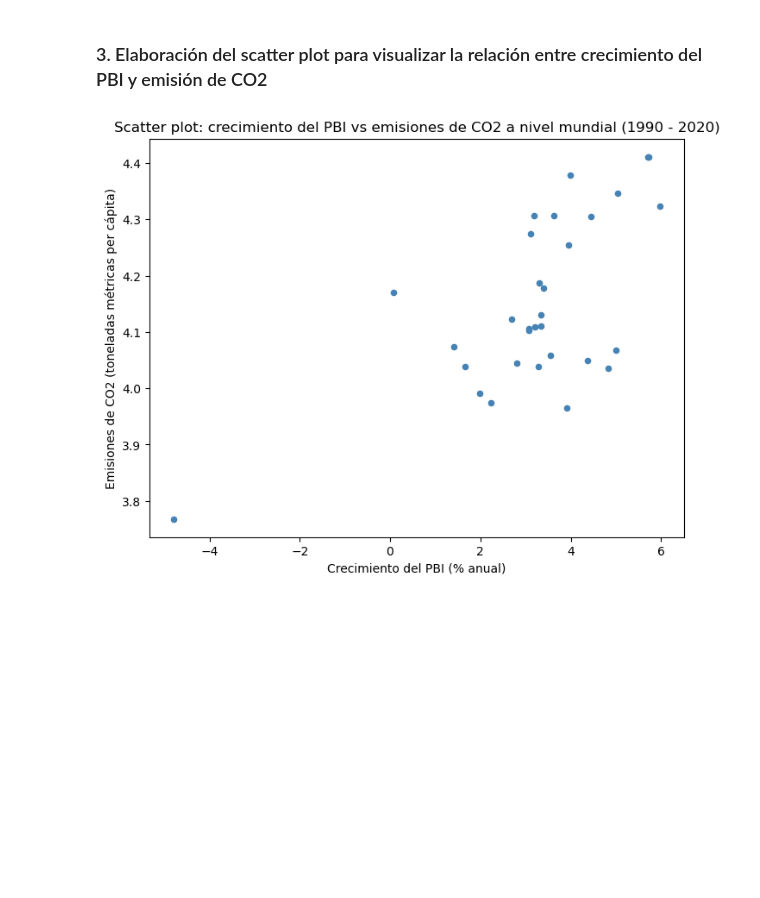
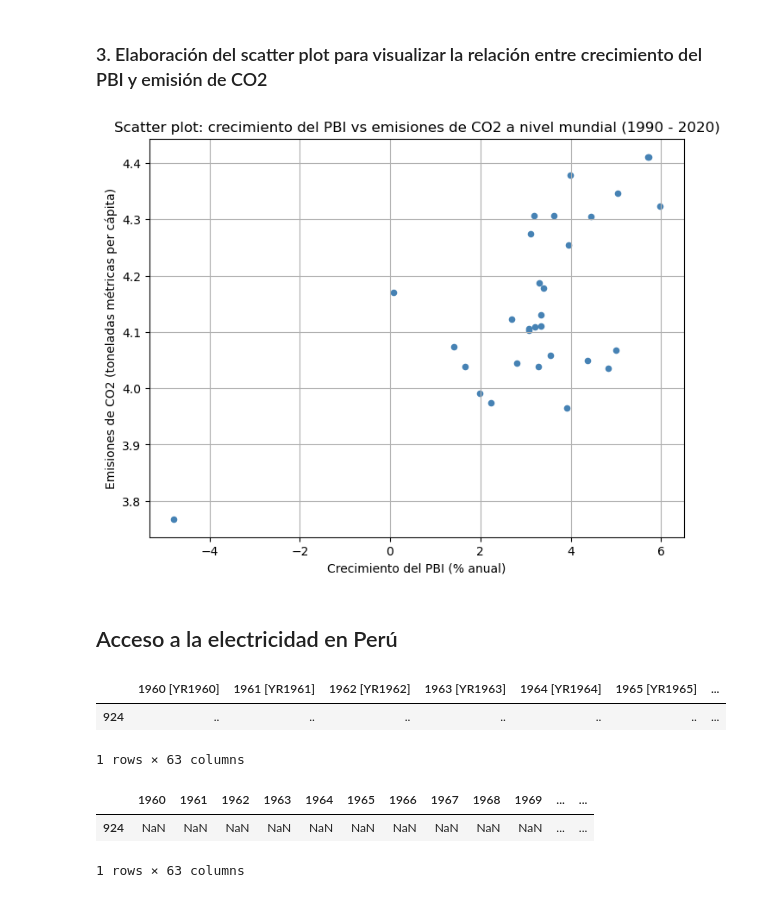
Before and after one commit to 1DanielFP/python_intro, a Jupyter notebook: Entrega de trabajo final/Grupo 6/TF_Parte2.ipynb, the cells around one changed output. Cells and saved outputs as stored; diff of their text form; code cells hidden in the pictures; blank space fills up the shorter version.

```diff
--- a/Entrega de trabajo final/Grupo 6/TF_Parte2.ipynb
+++ b/Entrega de trabajo final/Grupo 6/TF_Parte2.ipynb
@@ -331,11 +331,40 @@ co2_gdp
 # %%
 co2_gdp.plot(kind='scatter', x='gdp', y='co2', figsize=(8, 6), color='steelblue')
 
 plt.title('Scatter plot: crecimiento del PBI vs emisiones de CO2 a nivel mundial (1990 - 2020)')
 plt.ylabel('Emisiones de CO2 (toneladas métricas per cápita)')
 plt.xlabel('Crecimiento del PBI (% anual)')
+plt.grid(True)
 
 
 plt.show()
 # %% [output]
-[figure, old version]
+[figure, new version]
+# %% [markdown]
+## Acceso a la electricidad en Perú
+# %%
+electricity_df = pd.read_csv('desarrollo_global.csv')
+
+peru_electricity = electricity_df.loc[
+    (electricity_df['Country Name'] == 'Peru') &
+    (electricity_df['Series Name'] == 'Access to electricity (% of population)')
+]
+
+peru_electricity = peru_electricity[
+    peru_electricity.columns[~peru_electricity.columns.isin(['Country Name', 'Country Code', 'Series Name', 'Series Code'])]
+]
+
+peru_electricity
+# %% [output]
+|  | 1960 [YR1960] | 1961 [YR1961] | 1962 [YR1962] | 1963 [YR1963] | 1964 [YR1964] | 1965 [YR1965] | ... |
+| 924 | .. | .. | .. | .. | .. | .. | ... |
+1 rows × 63 columns
+# %%
+peru_electricity.columns = yrs
+peru_electricity.replace('..', np.nan, inplace=True)
+peru_electricity = peru_electricity.astype(float)
+peru_electricity
+# %% [output]
+|  | 1960 | 1961 | 1962 | 1963 | 1964 | 1965 | 1966 | 1967 | 1968 | 1969 | ... | ... |
+| 924 | NaN | NaN | NaN | NaN | NaN | NaN | NaN | NaN | NaN | NaN | ... | ... |
+1 rows × 63 columns
```
Also changed, not shown: parts of 7 cells of this notebook, 1 other file.
